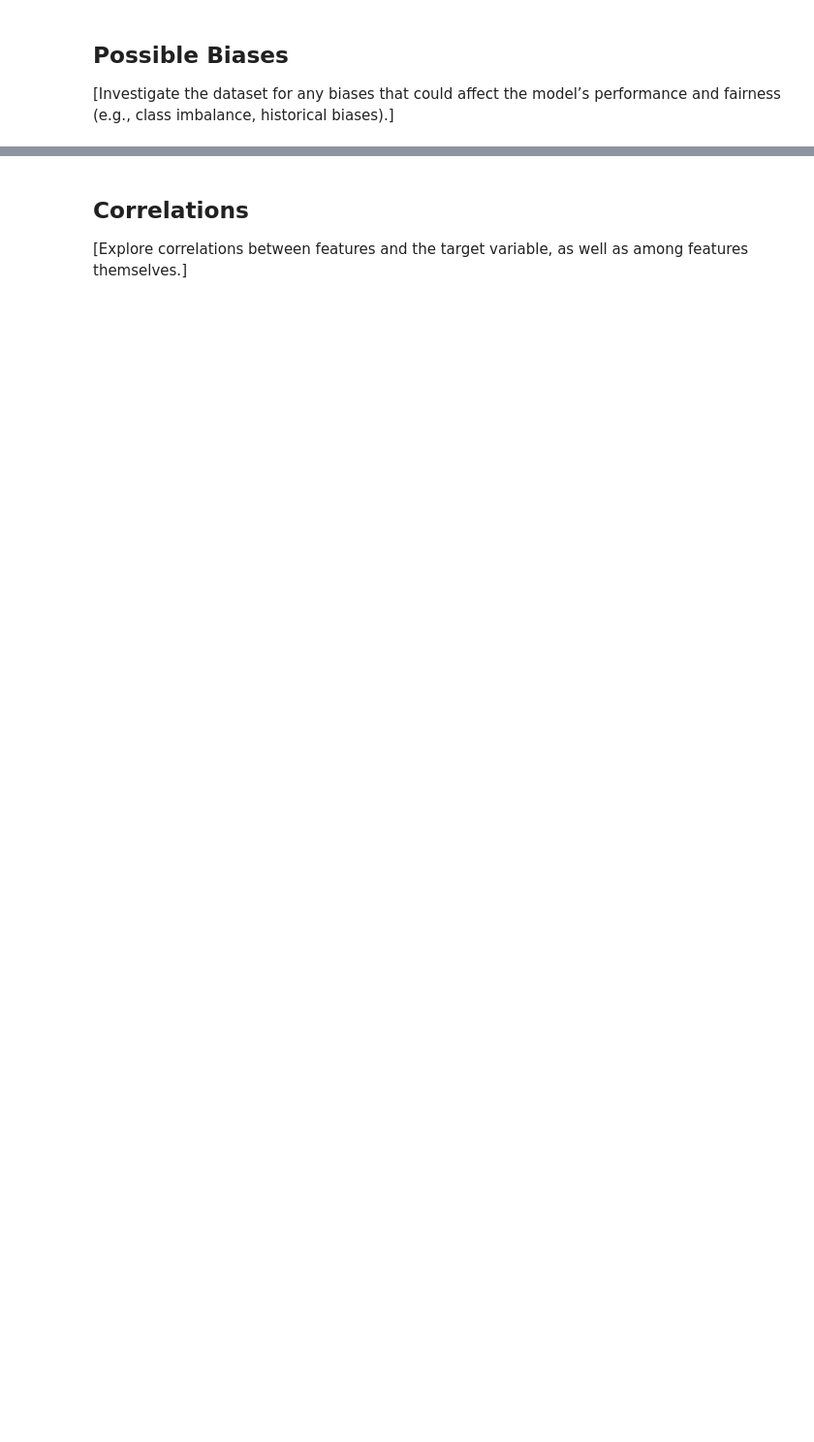
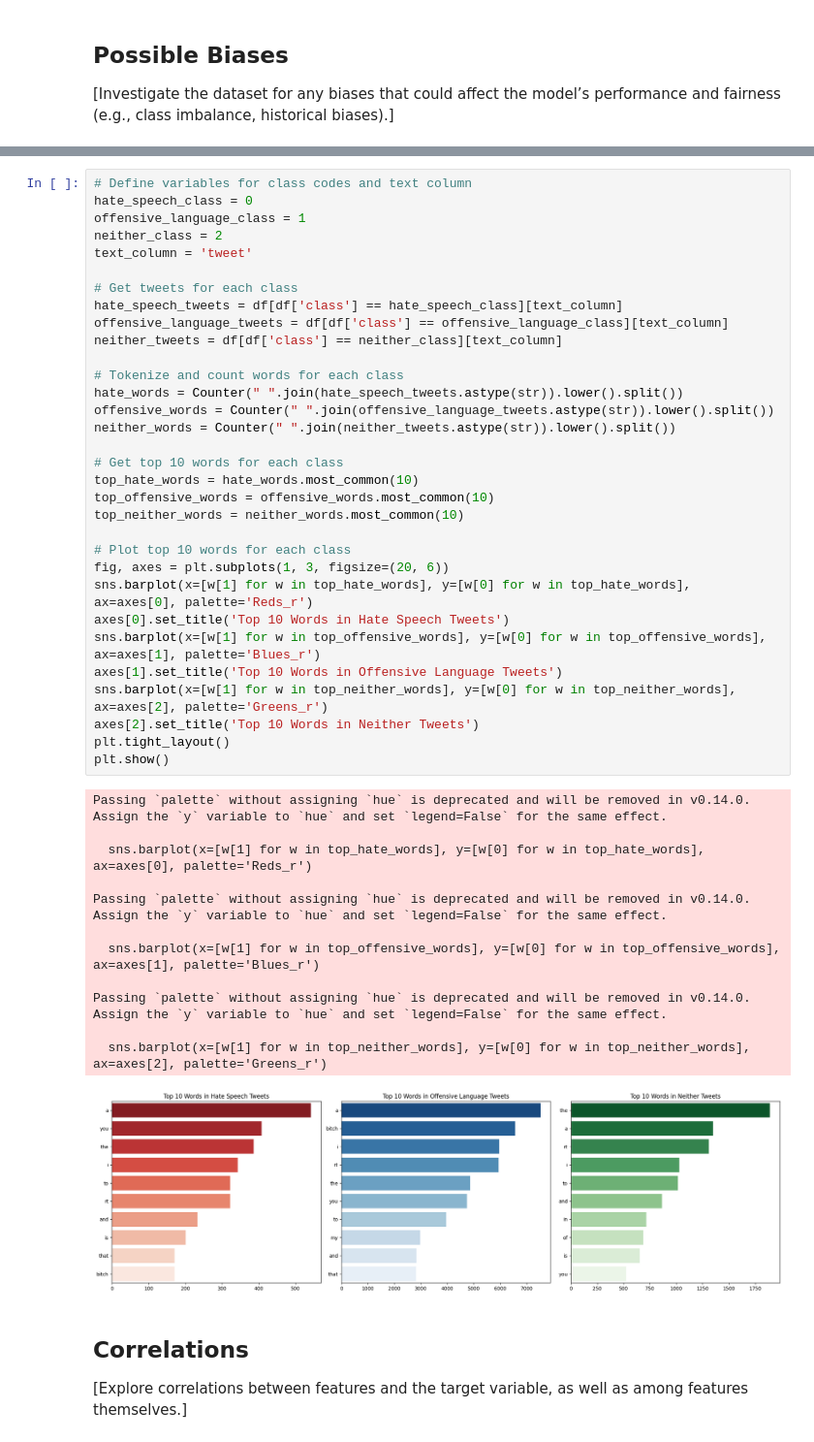
Before and after one commit to ayhamnashar/PsyText, a Jupyter notebook: 1_DatasetCharacteristics/exploratory_data_analysis.ipynb, the cells around one changed output, grey strips where cells are left out. Shown at 97% size. Drawn from its saved outputs; the diff is of its cells as text; blank space fills up the shorter version.

```diff
--- a/1_DatasetCharacteristics/exploratory_data_analysis.ipynb
+++ b/1_DatasetCharacteristics/exploratory_data_analysis.ipynb
@@ -139,3 +125,48 @@ Passing `palette` without assigning `hue` is deprecated and will be removed in v
+# %%
+# Define variables for class codes and text column
+hate_speech_class = 0
+offensive_language_class = 1
+neither_class = 2
+text_column = 'tweet'
+
+# Get tweets for each class
+hate_speech_tweets = df[df['class'] == hate_speech_class][text_column]
+offensive_language_tweets = df[df['class'] == offensive_language_class][text_column]
+neither_tweets = df[df['class'] == neither_class][text_column]
+
+# Tokenize and count words for each class
+hate_words = Counter(" ".join(hate_speech_tweets.astype(str)).lower().split())
+offensive_words = Counter(" ".join(offensive_language_tweets.astype(str)).lower().split())
+neither_words = Counter(" ".join(neither_tweets.astype(str)).lower().split())
+
+# Get top 10 words for each class
+top_hate_words = hate_words.most_common(10)
+top_offensive_words = offensive_words.most_common(10)
+top_neither_words = neither_words.most_common(10)
+
+# Plot top 10 words for each class
+fig, axes = plt.subplots(1, 3, figsize=(20, 6))
+sns.barplot(x=[w[1] for w in top_hate_words], y=[w[0] for w in top_hate_words], ax=axes[0], palette='Reds_r')
+axes[0].set_title('Top 10 Words in Hate Speech Tweets')
+sns.barplot(x=[w[1] for w in top_offensive_words], y=[w[0] for w in top_offensive_words], ax=axes[1], palette='Blues_r')
+axes[1].set_title('Top 10 Words in Offensive Language Tweets')
+sns.barplot(x=[w[1] for w in top_neither_words], y=[w[0] for w in top_neither_words], ax=axes[2], palette='Greens_r')
+axes[2].set_title('Top 10 Words in Neither Tweets')
+plt.tight_layout()
+plt.show()
+# %% [output]
+Passing `palette` without assigning `hue` is deprecated and will be removed in v0.14.0. Assign the `y` variable to `hue` and set `legend=False` for the same effect.
+
+  sns.barplot(x=[w[1] for w in top_hate_words], y=[w[0] for w in top_hate_words], ax=axes[0], palette='Reds_r')
+
+Passing `palette` without assigning `hue` is deprecated and will be removed in v0.14.0. Assign the `y` variable to `hue` and set `legend=False` for the same effect.
+
+  sns.barplot(x=[w[1] for w in top_offensive_words], y=[w[0] for w in top_offensive_words], ax=axes[1], palette='Blues_r')
+
+Passing `palette` without assigning `hue` is deprecated and will be removed in v0.14.0. Assign the `y` variable to `hue` and set `legend=False` for the same effect.
+
+  sns.barplot(x=[w[1] for w in top_neither_words], y=[w[0] for w in top_neither_words], ax=axes[2], palette='Greens_r')
+[figure, added]
 # %% [markdown]
 ## Correlations
 
```
Also changed, not shown: parts of 8 cells of this notebook, 7 other files.
